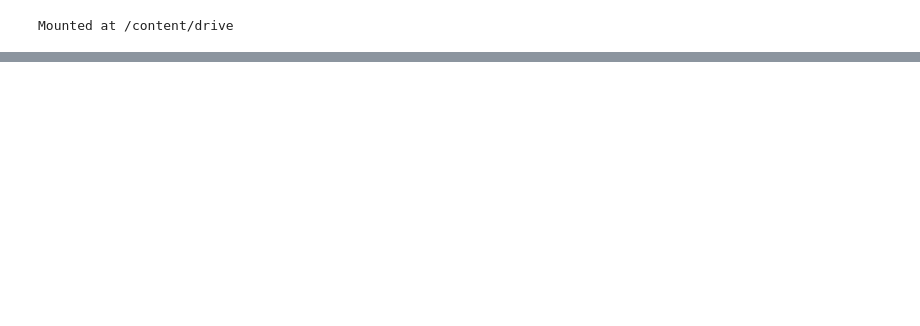
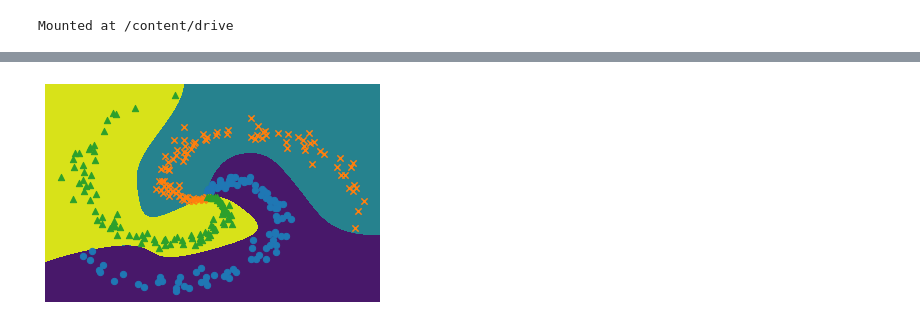
Before and after one commit to okada-tak/deep-learning-from-scratch-2, a Jupyter notebook: notebooks/ch01.ipynb, the cells around one changed output, grey strips where cells are left out. Saved outputs shown, nothing was run; the diff lists cells and outputs as text; code cells hidden in the pictures; blank space fills up the shorter version.

```diff
--- a/notebooks/ch01.ipynb
+++ b/notebooks/ch01.ipynb
@@ -454,0 +642,23 @@ FileNotFoundError: ignored
+# %%
+# 境界領域のプロット
+h = 0.001
+x_min, x_max = x[:, 0].min() - .1, x[:, 0].max() + .1
+y_min, y_max = x[:, 1].min() - .1, x[:, 1].max() + .1
+xx, yy = np.meshgrid(np.arange(x_min, x_max, h), np.arange(y_min, y_max, h))
+X = np.c_[xx.ravel(), yy.ravel()]
+score = model.predict(X)
+predict_cls = np.argmax(score, axis=1)
+Z = predict_cls.reshape(xx.shape)
+plt.contourf(xx, yy, Z)
+plt.axis('off')
+
+# データ点のプロット
+x, t = spiral.load_data()
+N = 100
+CLS_NUM = 3
+markers = ['o', 'x', '^']
+for i in range(CLS_NUM):
+    plt.scatter(x[i*N:(i+1)*N, 0], x[i*N:(i+1)*N, 1], s=40, marker=markers[i])
+plt.show()
+# %% [output]
+[figure, added]
```
Also changed, not shown: parts of 28 cells of this notebook.
